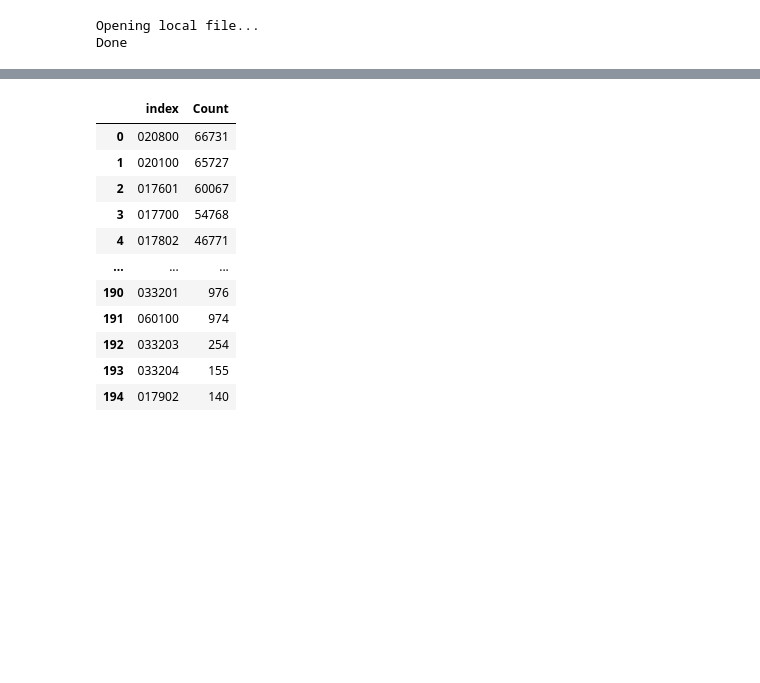
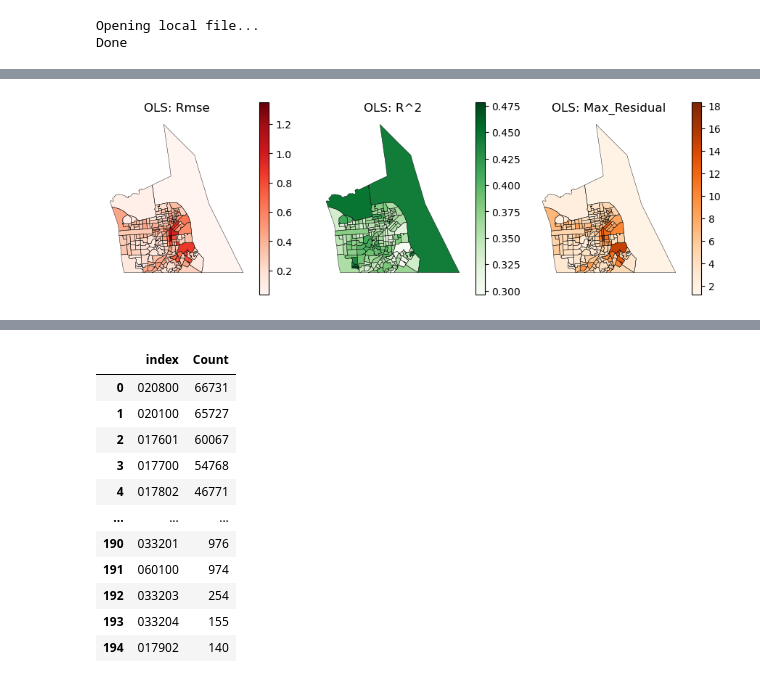
Before and after one commit to peter-amerkhanian/San-Francisco-Service-Analysis, a Jupyter notebook: peter_census_sandbox.ipynb, the cells around one changed output, grey strips where cells are left out. Saved outputs shown, nothing was run; the diff lists cells and outputs as text; code cells hidden in the pictures; blank space fills up the shorter version.

```diff
--- a/peter_census_sandbox.ipynb
+++ b/peter_census_sandbox.ipynb
@@ -83,0 +140,10 @@ jointracts = gpd.sjoin(left_df=gdf,
+# %%
+def evaluate_fit(test_preds, actual_calls, verbose=True):
+    rmse = np.mean((actual_calls - test_preds)**2)**.5
+    r2 = r2_score(actual_calls, test_preds)
+    max_resid = np.max(np.abs(actual_calls - test_preds))
+    if verbose:
+        print("rmse", rmse)
+        print("r2", r2)
+        print("max resid", max_resid)
+    return rmse, r2, max_resid
@@ -83,0 +227,7 @@ jointracts = gpd.sjoin(left_df=gdf,
+# %%
+tract_performance = pd.DataFrame(tract_level_accuracy).T
+# %%
+tract_performance.columns = ["rmse", "r^2", "max_residual"]
+tract_performance = tract_performance.reset_index()
+# %%
+performance_with_shape = sf_merge[['GEOID', 'geometry']].merge(tract_performance, left_on="GEOID", right_on="index")
@@ -83,0 +248,14 @@ jointracts = gpd.sjoin(left_df=gdf,
+# %%
+fig, axes = plt.subplots(1, 3, figsize=(9, 3), sharex=True, sharey=True)
+count = 0
+colors = ["Reds", "Greens", "Oranges"]
+for measure in ["rmse", "r^2", "max_residual"]:
+    performance_with_shape.plot(measure, legend=True, cmap=colors[count], ax=axes[count],)
+    performance_with_shape.exterior.plot(linewidth=.3, color="black", ax=axes[count])
+    axes[count].set_axis_off()
+    axes[count].set_title("OLS: " + measure.title())
+    count += 1
+fig.tight_layout()
+fig.savefig("figures/geospatial_performance_OLS.png", dpi=300)
+# %% [output]
+[figure, added]
```
Also changed, not shown: parts of 24 cells of this notebook, 12 other files.
